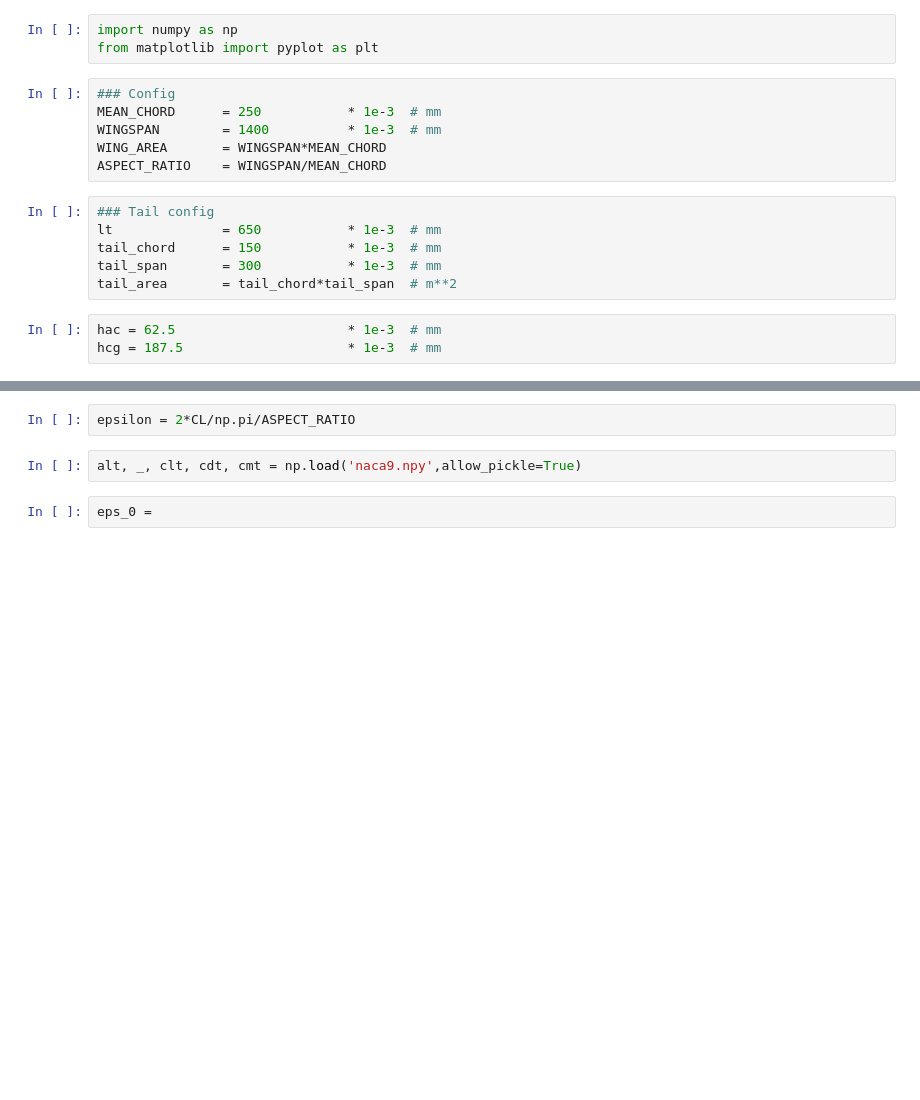
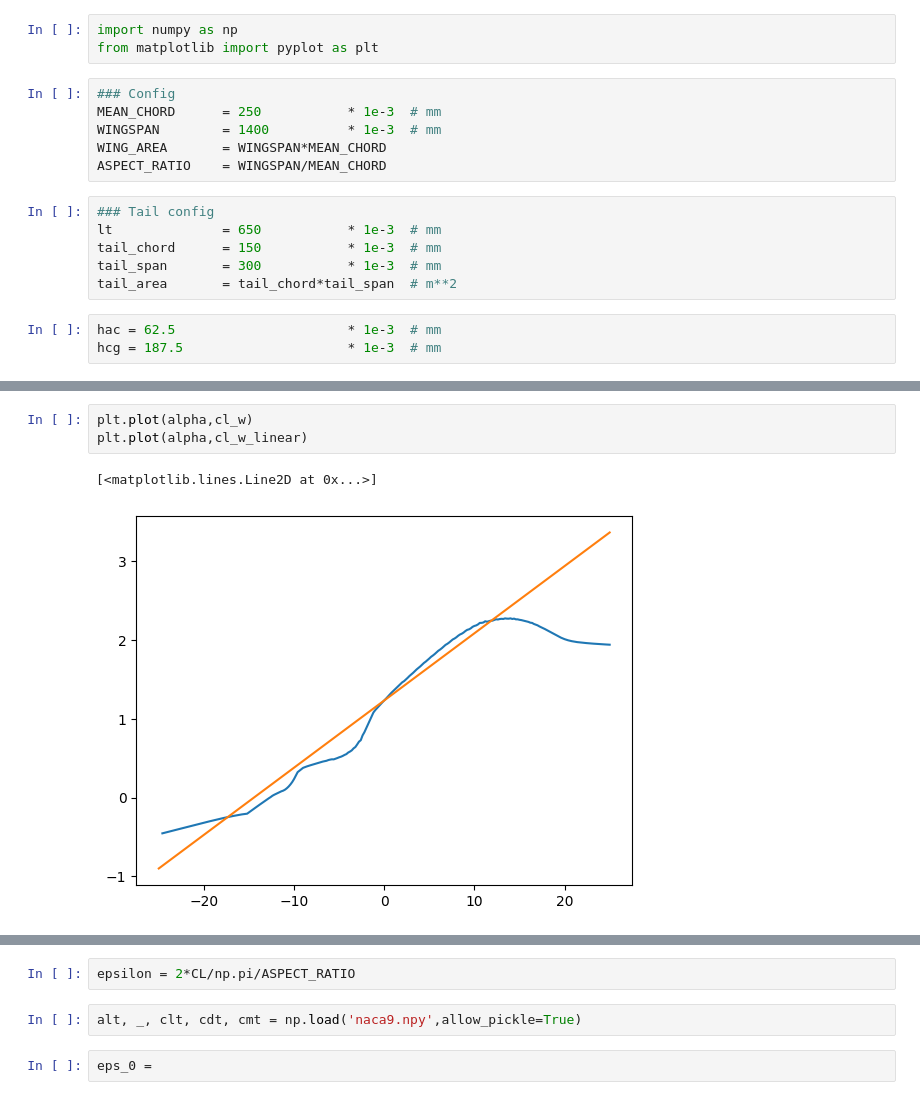
Before and after one commit to hg-heds/14bits_calc, a Jupyter notebook: Stability/stability.ipynb, the cells around one changed output, grey strips where cells are left out. Drawn from its saved outputs; the diff is of its cells as text; blank space fills up the shorter version.

```diff
--- a/Stability/stability.ipynb
+++ b/Stability/stability.ipynb
@@ -33,3 +54,9 @@ plt.plot(alpha,CM_w)
+# %%
+plt.plot(alpha,cl_w)
+plt.plot(alpha,cl_w_linear)
+# %% [output]
+[<matplotlib.lines.Line2D at 0x...>]
+[figure, added]
 # %%
 tail_efficiency = 0.8
 Vh = tail_area * lt /WING_AREA/MEAN_CHORD
```
Also changed, not shown: parts of 12 cells of this notebook, 3 other files.
